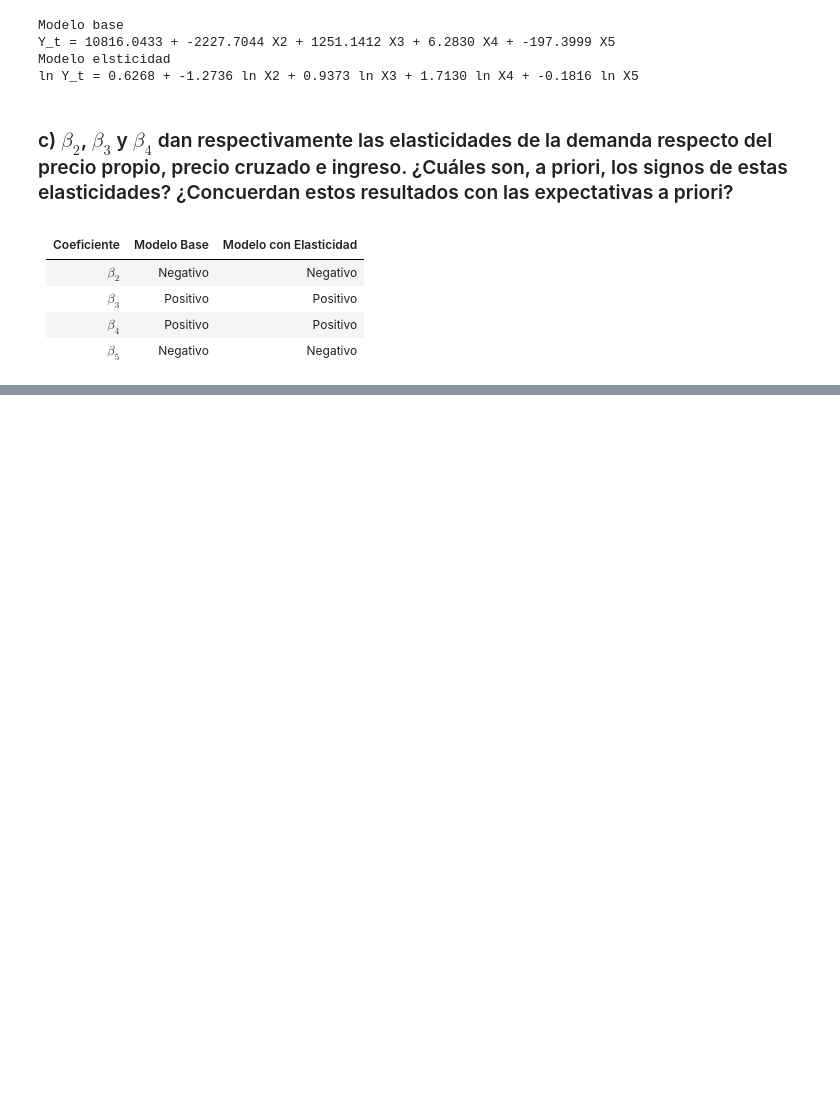
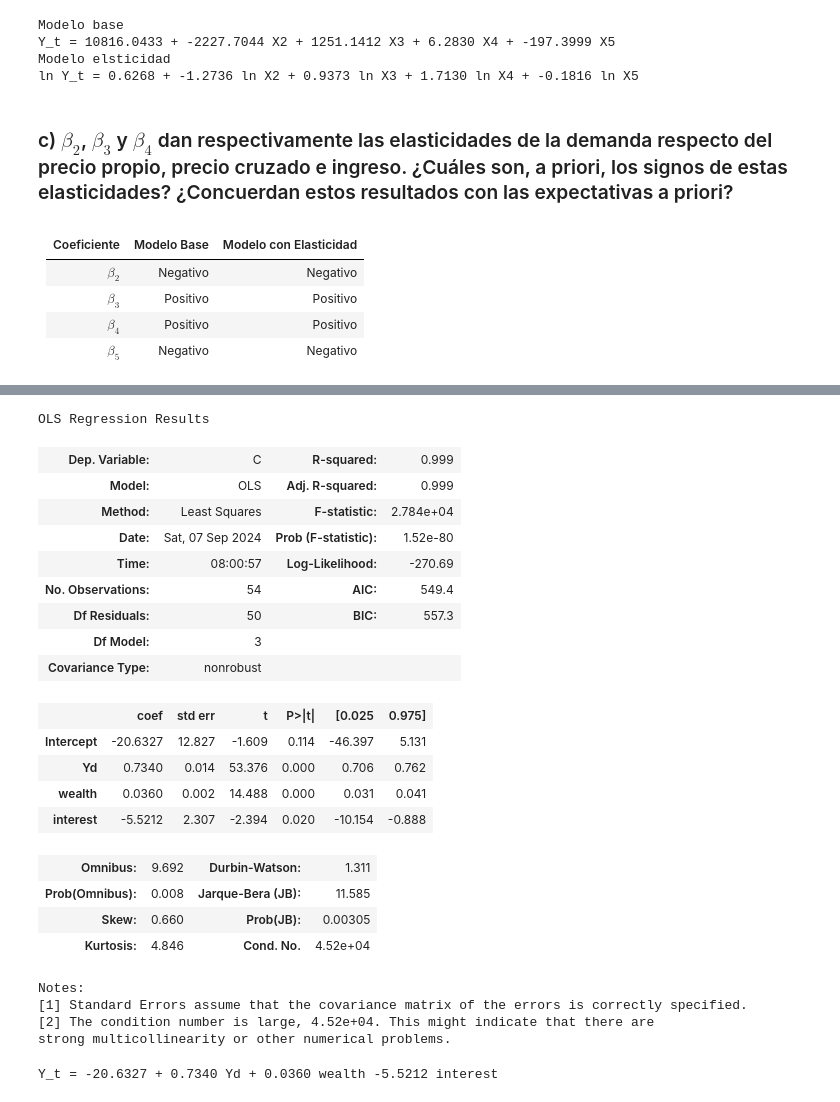
Before and after one commit to Anonymate054/MCD-Econometrics, a Jupyter notebook: notebooks/homeworks/0.0-leng-HW06.ipynb, the cells around one changed output, grey strips where cells are left out. Cells and saved outputs as stored; diff of their text form; code cells hidden in the pictures; blank space fills up the shorter version.

```diff
--- a/notebooks/homeworks/0.0-leng-HW06.ipynb
+++ b/notebooks/homeworks/0.0-leng-HW06.ipynb
@@ -538,0 +595,37 @@ En la tabla 7.12 (archivo anexo) se presenta la información de estas variables:
+# %%
+model_df4_01= (
+    smf.ols(
+        formula='C~Yd+wealth+interest',
+        data=df4
+    )
+    .fit()
+)
+model_df4_01.summary()
+# %% [output]
+OLS Regression Results
+| Dep. Variable: | C | R-squared: | 0.999 |
+| Model: | OLS | Adj. R-squared: | 0.999 |
+| Method: | Least Squares | F-statistic: | 2.784e+04 |
+| Date: | Sat, 07 Sep 2024 | Prob (F-statistic): | 1.52e-80 |
+| Time: | 08:00:57 | Log-Likelihood: | -270.69 |
+| No. Observations: | 54 | AIC: | 549.4 |
+| Df Residuals: | 50 | BIC: | 557.3 |
+| Df Model: | 3 |  |  |
+| Covariance Type: | nonrobust |  |  |
+|  | coef | std err | t | P>|t| | [0.025 | 0.975] |
+| Intercept | -20.6327 | 12.827 | -1.609 | 0.114 | -46.397 | 5.131 |
+| Yd | 0.7340 | 0.014 | 53.376 | 0.000 | 0.706 | 0.762 |
+| wealth | 0.0360 | 0.002 | 14.488 | 0.000 | 0.031 | 0.041 |
+| interest | -5.5212 | 2.307 | -2.394 | 0.020 | -10.154 | -0.888 |
+| Omnibus: | 9.692 | Durbin-Watson: | 1.311 |
+| Prob(Omnibus): | 0.008 | Jarque-Bera (JB): | 11.585 |
+| Skew: | 0.660 | Prob(JB): | 0.00305 |
+| Kurtosis: | 4.846 | Cond. No. | 4.52e+04 |
+Notes:
+[1] Standard Errors assume that the covariance matrix of the errors is correctly specified.
+[2] The condition number is large, 4.52e+04. This might indicate that there are
+strong multicollinearity or other numerical problems.
+# %%
+print(f"Y_t = {model_df4_01.params['Intercept']:.4f} + {model_df4_01.params['Yd']:.4f} Yd + {model_df4_01.params['wealth']:.4f} wealth {model_df4_01.params['interest']:.4f} interest")
+# %% [output]
+Y_t = -20.6327 + 0.7340 Yd + 0.0360 wealth -5.5212 interest
```
Also changed, not shown: parts of 19 cells of this notebook.
